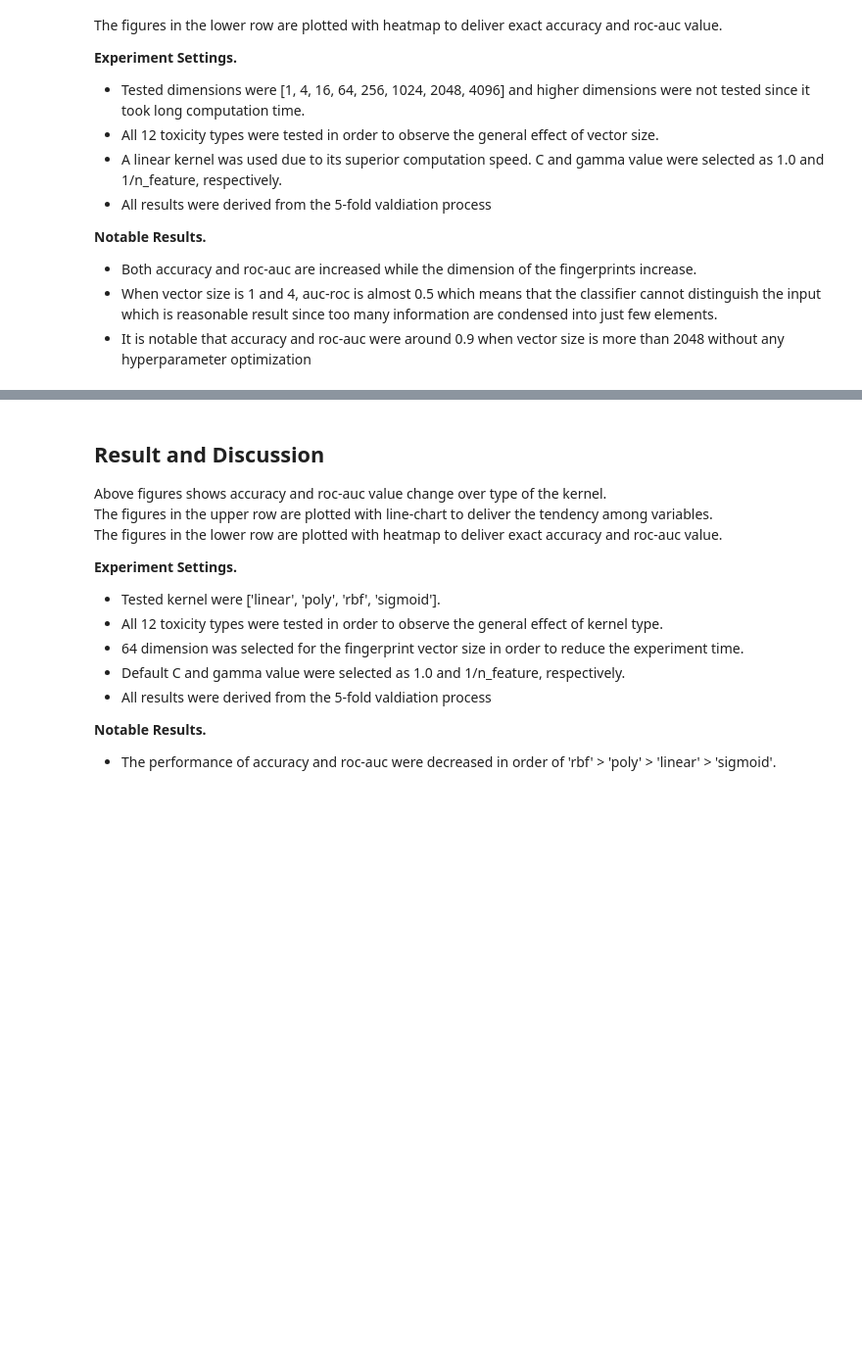
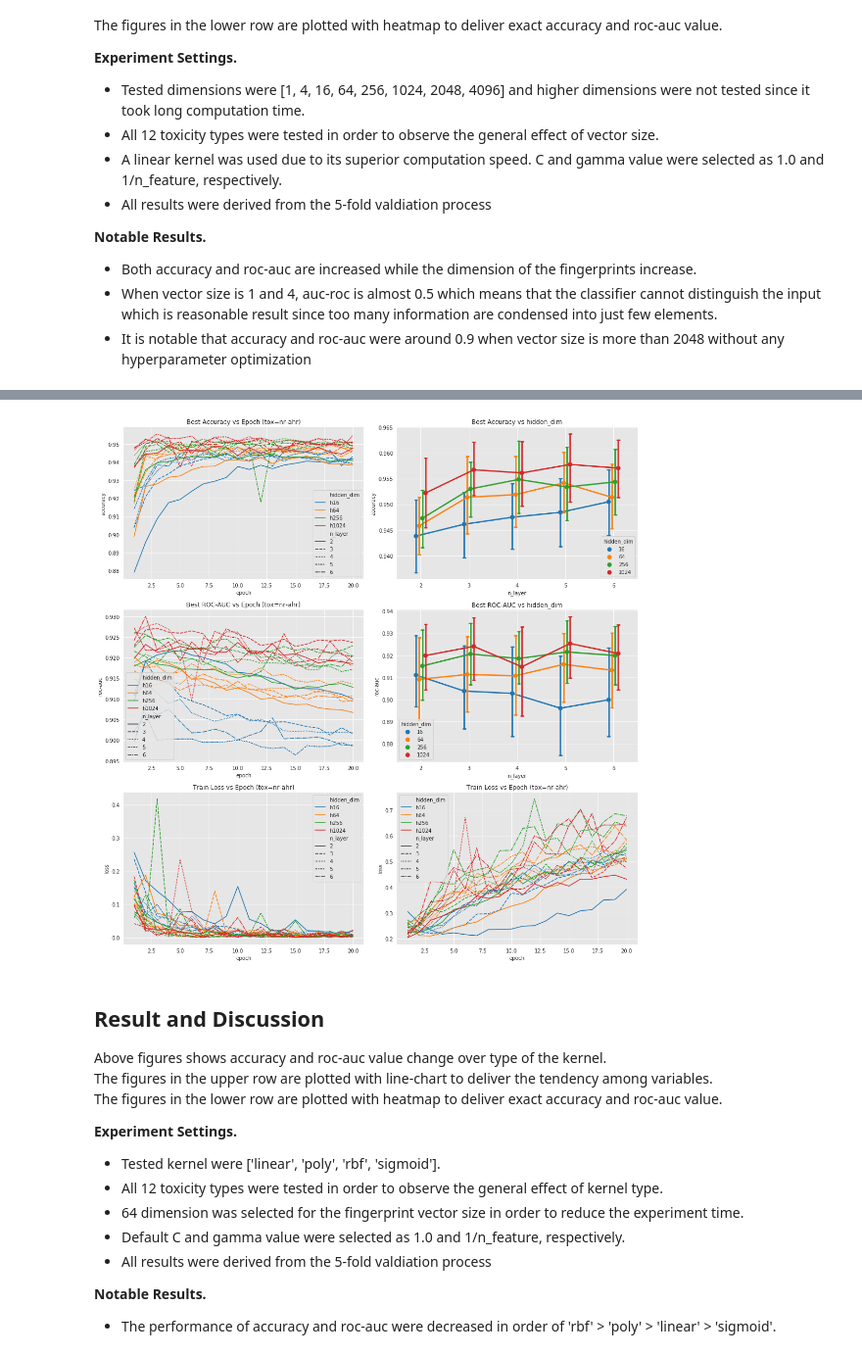
Before and after one commit to heartcored98/CH485_AI_Chemistry, a Jupyter notebook: Practice3_Tox21_MLP/Assignment3_Tox21_MLP.ipynb, the cells around one changed output, grey strips where cells are left out. Shown at 98% size. Drawn from its saved outputs; the diff is of its cells as text; code cells hidden in the pictures; blank space fills up the shorter version.

```diff
--- a/Practice3_Tox21_MLP/Assignment3_Tox21_MLP.ipynb
+++ b/Practice3_Tox21_MLP/Assignment3_Tox21_MLP.ipynb
@@ -500,3 +616,79 @@ plt.grid(True)
+# %%
+df = pd.DataFrame(exp_data['exp_hidden_dim_layer'])
+df = df[['acc', 'roc_auc', 'n_layer', 'hidden_dim']]
+df = df.loc[df['hidden_dim'] != 1]
+df = df.loc[df['hidden_dim'] != 4]
+
+variable = 'hidden_dim'
+variable2 = 'n_layer'
+list_loss = list()
+list_test = list()
+
+for value in df[variable].unique():
+    for value2 in df[variable2].unique():
+        for result in exp_data['exp_hidden_dim_layer']:
+            if result[variable] == value and result[variable2] == value2:
+                for i, data in enumerate(result['train_loss']):
+                    list_loss.append({'epoch':i+1, 'loss':data, 'type':'train', variable:'h'+str(value), variable2:value2})
+                for i, data in enumerate(result['val_loss']):
+                    list_loss.append({'epoch':i+1, 'loss':data, 'type':'valid', variable:'h'+str(value), variable2:value2})
+                for i, data in enumerate(result['acc_test']):
+                    list_test.append({'epoch':i+1, 'test':data, 'type':'acc', variable:'h'+str(value), variable2:value2})
+                for i, data in enumerate(result['roc_auc_test']):
+                    list_test.append({'epoch':i+1, 'test':data, 'type':'roc_auc', variable:'h'+str(value), variable2:value2})
+                break
+
+df_loss = pd.DataFrame(list_loss)
+df_test = pd.DataFrame(list_test)
+
+
+fig, ax = plt.subplots(3, 2)
+fig.set_size_inches(15, 15)
+sns.set_style("darkgrid", {"axes.facecolor": ".9"})
+
+df_acc = df_test.loc[df_test['type'] == 'acc']
+grid = sns.lineplot(x='epoch', y='test', hue=variable, style=variable2, data=df_acc, ax=ax[0][0])
+grid.set_title("Best Accuracy vs Epoch (tox=nr-ahr)")
+grid.set_ylabel("accuracy")
+
+df_acc = pd.DataFrame(df.groupby([variable2, variable])['acc'].mean())
+df_acc.reset_index(level=df_acc.index.names, inplace=True)
+df_acc = df_acc.pivot(index=variable2, columns=variable, values='acc')
+
+grid = sns.pointplot(x="n_layer", y="acc", hue="hidden_dim", data=df, ci=95, capsize=0.05, dodge=0.2, ax=ax[0][1])
+grid.set_title("Best Accuracy vs {}".format(variable))
+grid.set_ylabel("accuracy")
+grid.grid(True)
+# grid = sns.heatmap(df_acc, annot=True, ax=ax[0][1], cmap='nipy_spectral')
+
+df_roc_auc = df_test.loc[df_test['type'] == 'roc_auc']
+grid = sns.lineplot(x='epoch', y='test', hue=variable, style=variable2, data=df_roc_auc, ax=ax[1][0])
+grid.set_title("Best ROC-AUC vs Epoch (tox=nr-ahr)")
+grid.set_ylabel("roc-auc")
+
+df_roc_auc = pd.DataFrame(df.groupby([variable2, variable])['roc_auc'].mean())
+df_roc_auc.reset_index(level=df_roc_auc.index.names, inplace=True)
+df_roc_auc = df_roc_auc.pivot(index=variable2, columns=variable, values='roc_auc')
+
+grid = sns.pointplot(x="n_layer", y="roc_auc", hue="hidden_dim", data=df, ci=95, capsize=0.05, dodge=0.2, ax=ax[1][1])
+grid.set_title("Best ROC-AUC vs {}".format(variable))
+grid.set_ylabel("roc-auc")
+grid.grid(True)
+# grid = sns.heatmap(df_roc_auc, annot=True, ax=ax[1][1], cmap='nipy_spectral')
+
+df_train = df_loss.loc[df_loss['type'] == 'train']
+grid = sns.lineplot(x='epoch', y='loss', hue=variable, style=variable2, data=df_train, ax=ax[2][0])
+grid.set_title("Train Loss vs Epoch (tox=nr-ahr)")
+
+df_valid = df_loss.loc[df_loss['type'] == 'valid']
+grid = sns.lineplot(x='epoch', y='loss', hue=variable, style=variable2, data=df_valid, ax=ax[2][1])
+grid.set_title("Train Loss vs Epoch (tox=nr-ahr)")
+
+plt.tight_layout()
+plt.grid(True)
+plt.savefig('./images/exp_hidden_dim_layer.png')
+# %% [output]
+[figure, added]
 # %% [markdown]
 ## Result and Discussion
 
```
Also changed, not shown: parts of 12 cells of this notebook.
